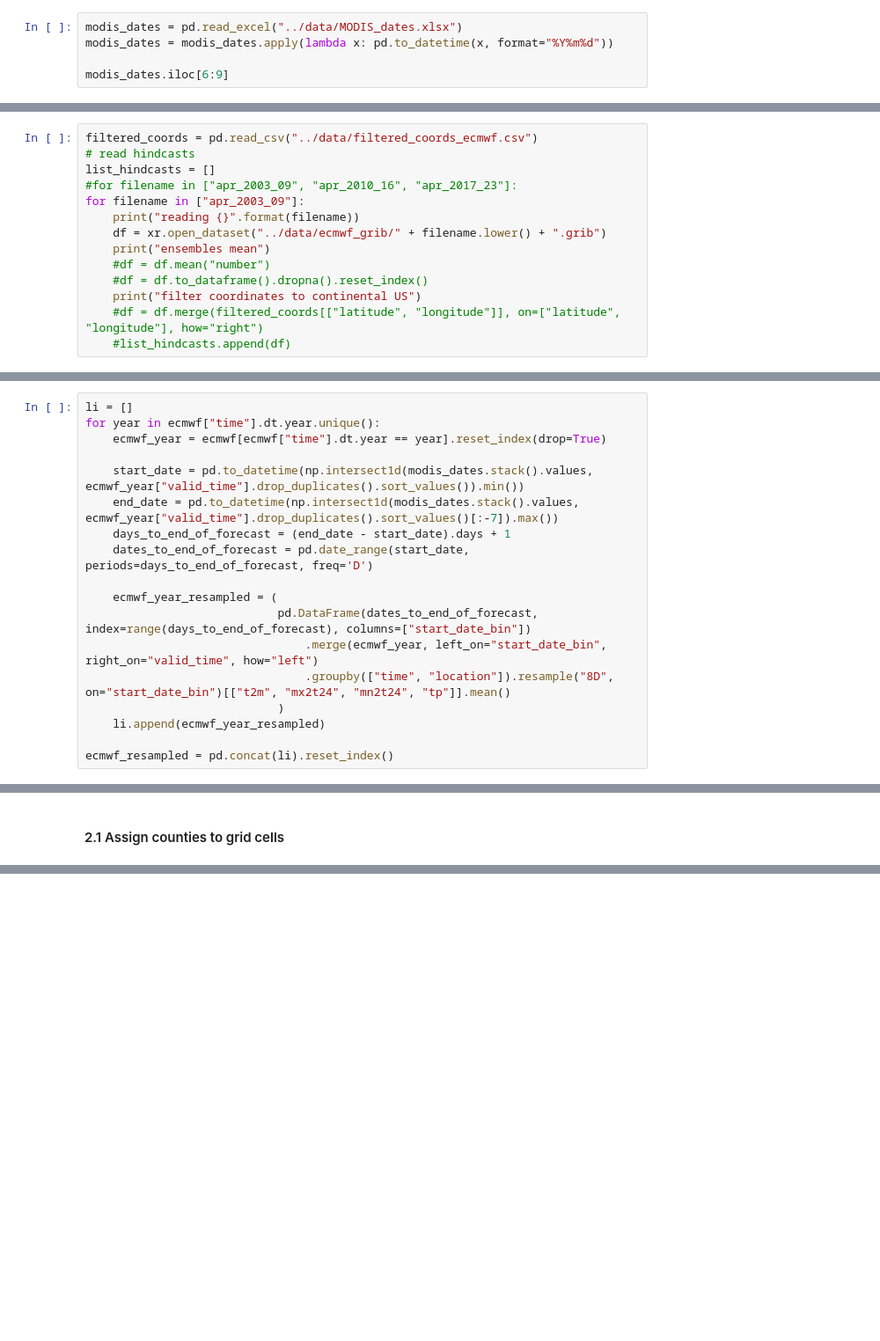
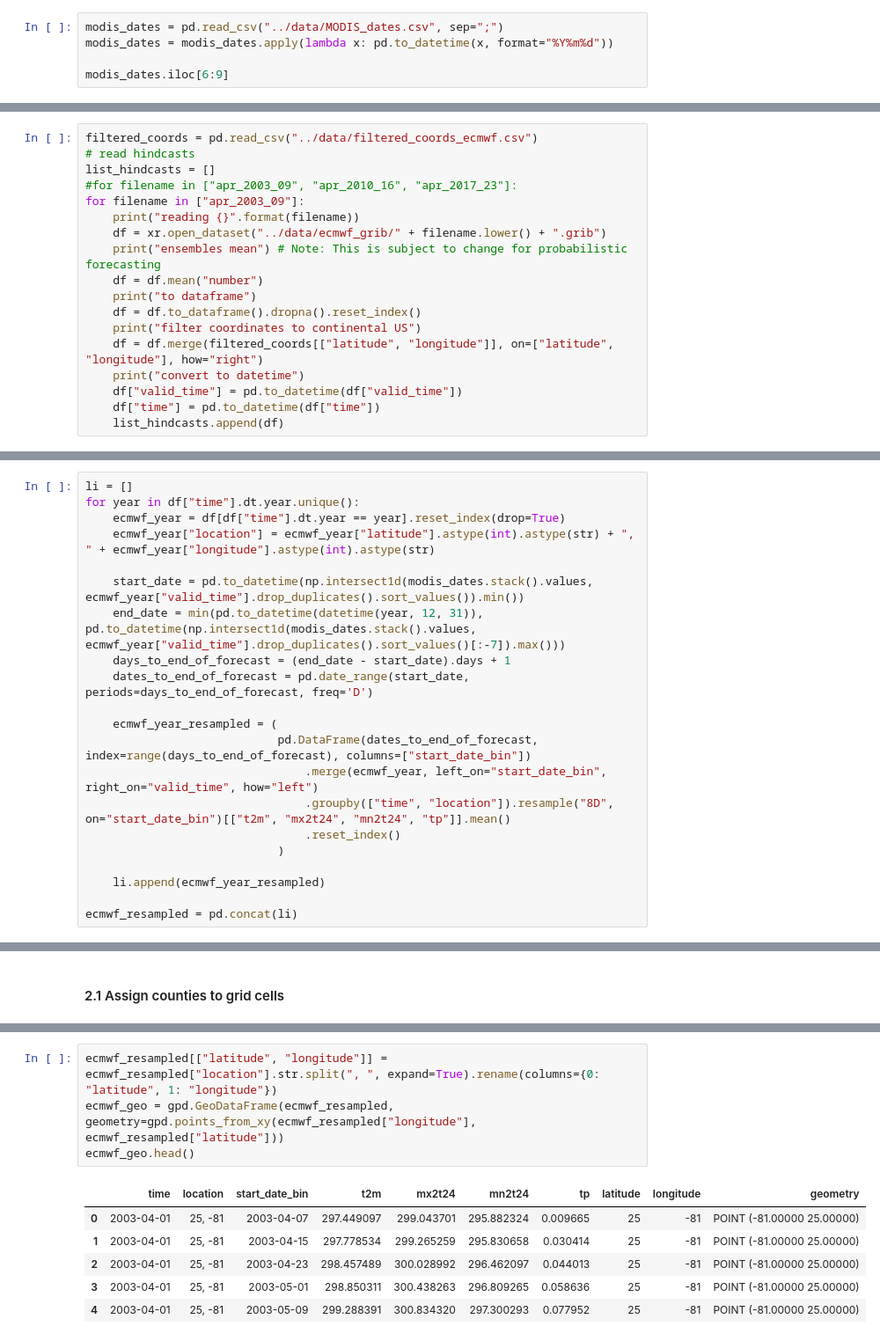
Before and after one commit to ellaampy/seasonal-yield-forecast, a Jupyter notebook: data_preparation/2_ecmwf_preprocessing.ipynb, the cells around one changed output, grey strips where cells are left out. Shown: that part at 88% size. Cells and saved outputs as stored; diff of their text form; blank space fills up the shorter version.

```diff
--- a/data_preparation/2_ecmwf_preprocessing.ipynb
+++ b/data_preparation/2_ecmwf_preprocessing.ipynb
@@ -24,7 +24,7 @@ us_continental_boundary.plot()
 # %% [markdown]
 #### 1.2 Read MODIS start dates
 # %%
-modis_dates = pd.read_excel("../data/MODIS_dates.xlsx")
+modis_dates = pd.read_csv("../data/MODIS_dates.csv", sep=";")
 modis_dates = modis_dates.apply(lambda x: pd.to_datetime(x, format="%Y%m%d"))
 
 modis_dates.iloc[6:9]
@@ -43,11 +43,15 @@ list_hindcasts = []
 for filename in ["apr_2003_09"]:
     print("reading {}".format(filename))
     df = xr.open_dataset("../data/ecmwf_grib/" + filename.lower() + ".grib")
-    print("ensembles mean")
-    #df = df.mean("number")
-    #df = df.to_dataframe().dropna().reset_index()
+    print("ensembles mean") # Note: This is subject to change for probabilistic forecasting
+    df = df.mean("number")
+    print("to dataframe")
+    df = df.to_dataframe().dropna().reset_index()
     print("filter coordinates to continental US")
-    #df = df.merge(filtered_coords[["latitude", "longitude"]], on=["latitude", "longitude"], how="right")
-    #list_hindcasts.append(df)
+    df = df.merge(filtered_coords[["latitude", "longitude"]], on=["latitude", "longitude"], how="right")
+    print("convert to datetime")
+    df["valid_time"] = pd.to_datetime(df["valid_time"])
+    df["time"] = pd.to_datetime(df["time"])
+    list_hindcasts.append(df)
 # %% [output]
 reading apr_2003_09
@@ -170,10 +66,11 @@ ecmwf = ecmwf.groupby(["time", "valid_time", "location"])[["t2m", "mx2t24", "mn2
 # %%
 li = []
-for year in ecmwf["time"].dt.year.unique():
-    ecmwf_year = ecmwf[ecmwf["time"].dt.year == year].reset_index(drop=True)
+for year in df["time"].dt.year.unique():
+    ecmwf_year = df[df["time"].dt.year == year].reset_index(drop=True)
+    ecmwf_year["location"] = ecmwf_year["latitude"].astype(int).astype(str) + ", " + ecmwf_year["longitude"].astype(int).astype(str)
 
     start_date = pd.to_datetime(np.intersect1d(modis_dates.stack().values, ecmwf_year["valid_time"].drop_duplicates().sort_values()).min())
-    end_date = pd.to_datetime(np.intersect1d(modis_dates.stack().values, ecmwf_year["valid_time"].drop_duplicates().sort_values()[:-7]).max())
+    end_date = min(pd.to_datetime(datetime(year, 12, 31)), pd.to_datetime(np.intersect1d(modis_dates.stack().values, ecmwf_year["valid_time"].drop_duplicates().sort_values()[:-7]).max()))
     days_to_end_of_forecast = (end_date - start_date).days + 1
     dates_to_end_of_forecast = pd.date_range(start_date, periods=days_to_end_of_forecast, freq='D')
 
@@ -181,7 +78,9 @@ for year in ecmwf["time"].dt.year.unique():
                             pd.DataFrame(dates_to_end_of_forecast, index=range(days_to_end_of_forecast), columns=["start_date_bin"])
                                 .merge(ecmwf_year, left_on="start_date_bin", right_on="valid_time", how="left")
                                 .groupby(["time", "location"]).resample("8D", on="start_date_bin")[["t2m", "mx2t24", "mn2t24", "tp"]].mean()
+                                .reset_index()
                             )
+
     li.append(ecmwf_year_resampled)
 
-ecmwf_resampled = pd.concat(li).reset_index()
+ecmwf_resampled = pd.concat(li)
@@ -204,0 +105,11 @@ ecmwf = gpd.GeoDataFrame(ecmwf, geometry=gpd.points_from_xy(ecmwf["longitude"],
+# %%
+ecmwf_resampled[["latitude", "longitude"]] = ecmwf_resampled["location"].str.split(", ", expand=True).rename(columns={0: "latitude", 1: "longitude"})
+ecmwf_geo = gpd.GeoDataFrame(ecmwf_resampled, geometry=gpd.points_from_xy(ecmwf_resampled["longitude"], ecmwf_resampled["latitude"]))
+ecmwf_geo.head()
+# %% [output]
+|  | time | location | start_date_bin | t2m | mx2t24 | mn2t24 | tp | latitude | longitude | geometry |
+| 0 | 2003-04-01 | 25, -81 | 2003-04-07 | 297.449097 | 299.043701 | 295.882324 | 0.009665 | 25 | -81 | POINT (-81.00000 25.00000) |
+| 1 | 2003-04-01 | 25, -81 | 2003-04-15 | 297.778534 | 299.265259 | 295.830658 | 0.030414 | 25 | -81 | POINT (-81.00000 25.00000) |
+| 2 | 2003-04-01 | 25, -81 | 2003-04-23 | 298.457489 | 300.028992 | 296.462097 | 0.044013 | 25 | -81 | POINT (-81.00000 25.00000) |
+| 3 | 2003-04-01 | 25, -81 | 2003-05-01 | 298.850311 | 300.438263 | 296.809265 | 0.058636 | 25 | -81 | POINT (-81.00000 25.00000) |
+| 4 | 2003-04-01 | 25, -81 | 2003-05-09 | 299.288391 | 300.834320 | 297.300293 | 0.077952 | 25 | -81 | POINT (-81.00000 25.00000) |
```
Also changed, not shown: parts of 19 cells of this notebook, 1 other file.
